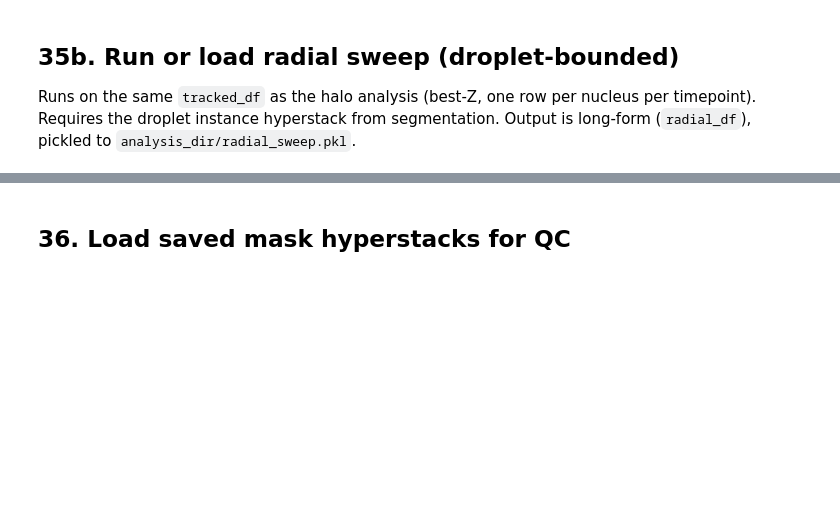
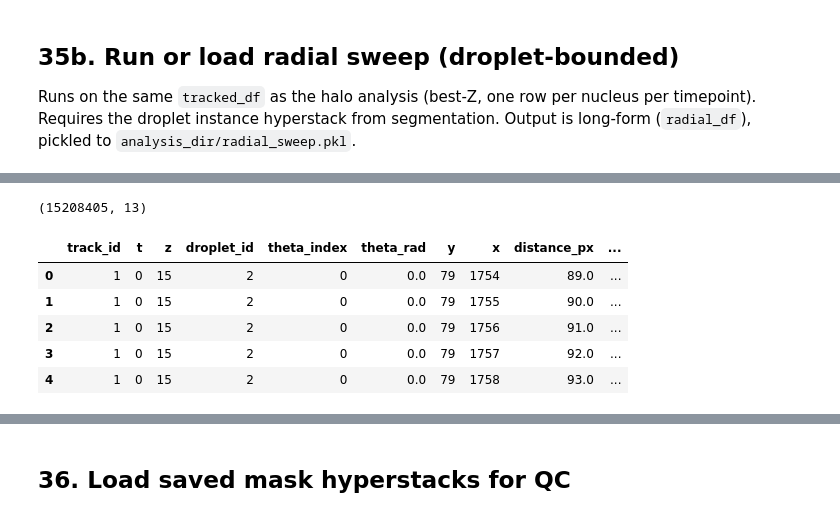
Before and after one commit to Tdeibert/Nuclear_Scaling_ML, a Jupyter notebook: Code_Repository/Python/Image_Analysis/Large_FOV_Nuclear_Pipeline_v16.1.ipynb, the cells around one changed output, grey strips where cells are left out. Cells and saved outputs as stored; diff of their text form; code cells hidden in the pictures; blank space fills up the shorter version.

```diff
--- a/Code_Repository/Python/Image_Analysis/Large_FOV_Nuclear_Pipeline_v16.1.ipynb
+++ b/Code_Repository/Python/Image_Analysis/Large_FOV_Nuclear_Pipeline_v16.1.ipynb
@@ -3322,0 +3573,12 @@ display(radial_df.head())
+# %%
+radial_df = pd.read_pickle(cfg.analysis_dir / "radial_sweep.pkl")
+print(radial_df.shape)
+radial_df.head()
+# %% [output]
+(15208405, 13)
+|  | track_id | t | z | droplet_id | theta_index | theta_rad | y | x | distance_px | ... |
+| 0 | 1 | 0 | 15 | 2 | 0 | 0.0 | 79 | 1754 | 89.0 | ... |
+| 1 | 1 | 0 | 15 | 2 | 0 | 0.0 | 79 | 1755 | 90.0 | ... |
+| 2 | 1 | 0 | 15 | 2 | 0 | 0.0 | 79 | 1756 | 91.0 | ... |
+| 3 | 1 | 0 | 15 | 2 | 0 | 0.0 | 79 | 1757 | 92.0 | ... |
+| 4 | 1 | 0 | 15 | 2 | 0 | 0.0 | 79 | 1758 | 93.0 | ... |
```
Also changed, not shown: parts of 34 cells of this notebook.
